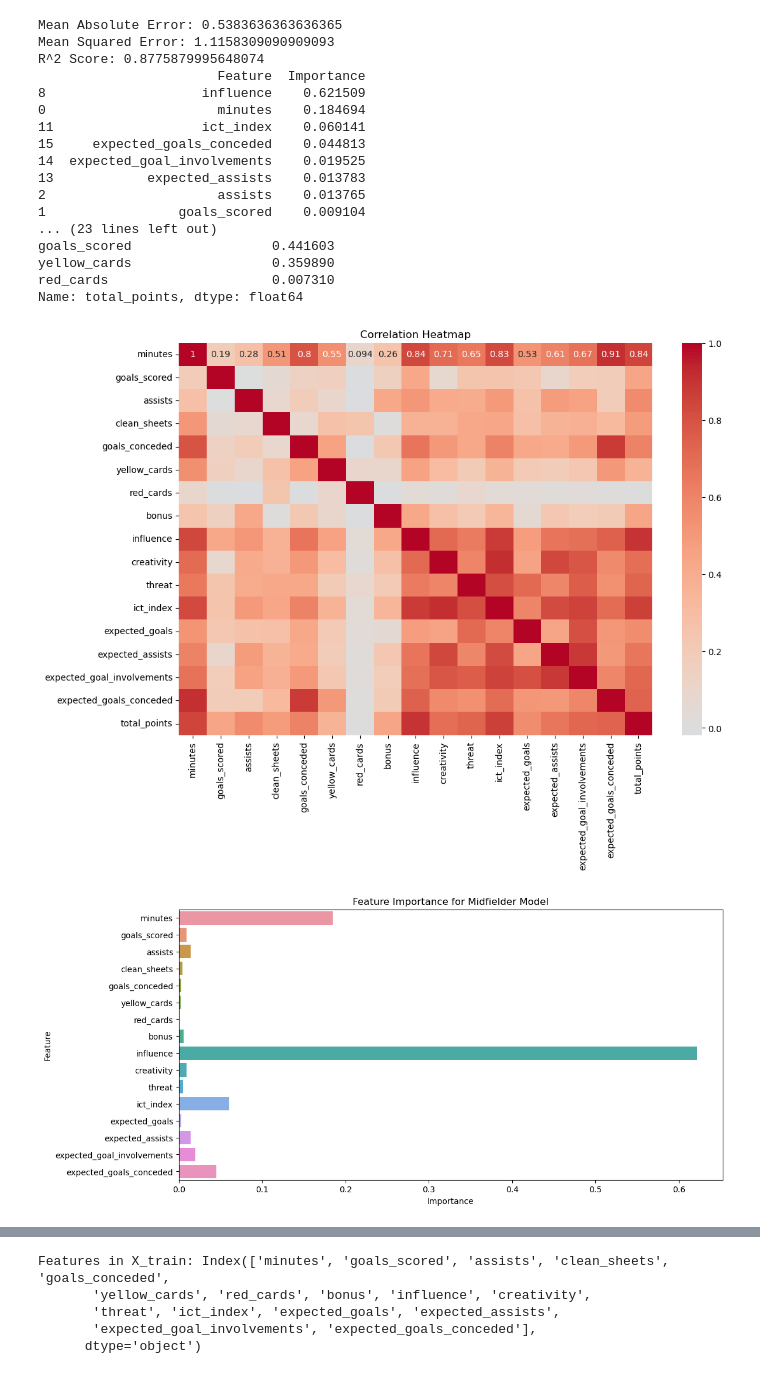
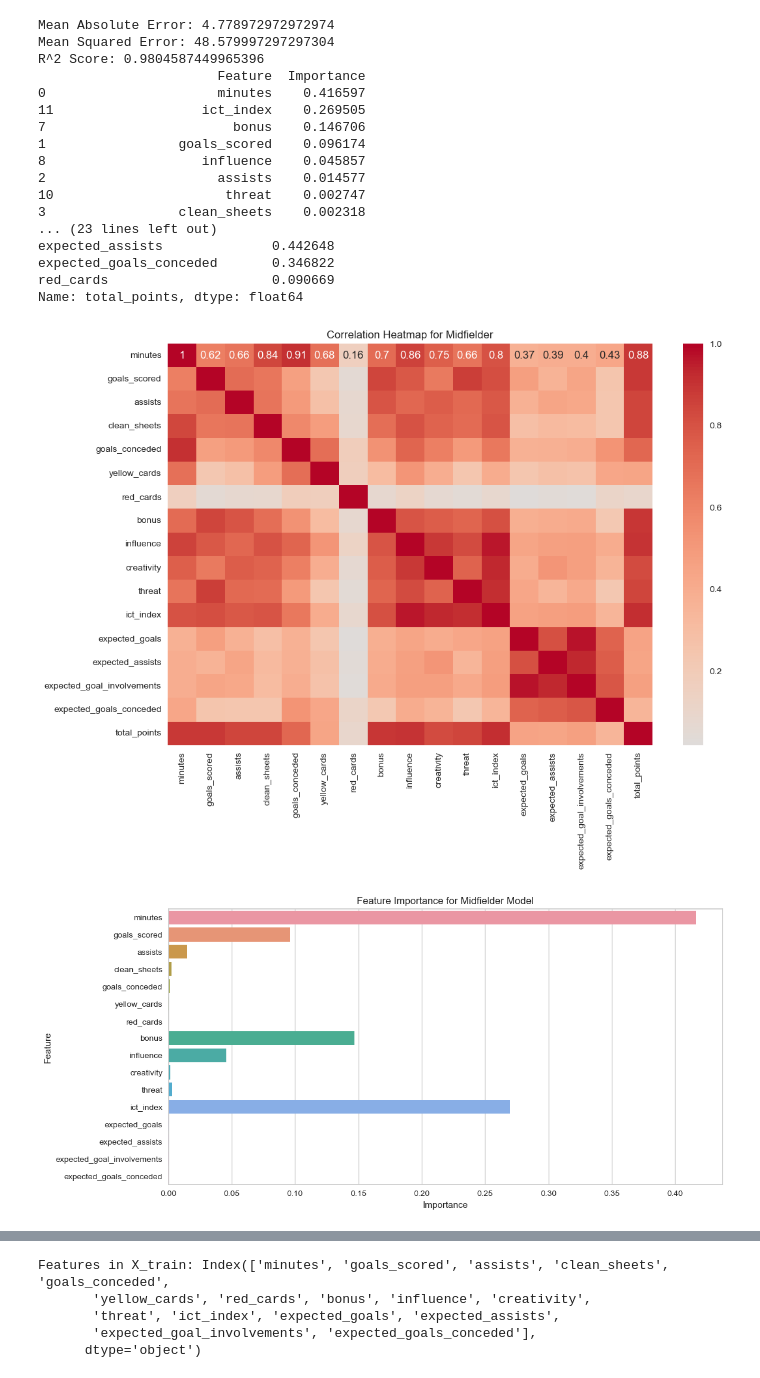
Before and after one commit to dfquinn23/Project_2, a Jupyter notebook: _midfielder_analysis/midfielders_models.ipynb, the cells around one changed output, grey strips where cells are left out. Saved outputs shown, nothing was run; the diff lists cells and outputs as text; code cells hidden in the pictures.

Commit message:
finalizing midfielders

```diff
--- a/_midfielder_analysis/midfielders_models.ipynb
+++ b/_midfielder_analysis/midfielders_models.ipynb
@@ -5,10 +5,8 @@ from sklearn.ensemble import RandomForestRegressor
 from sklearn.metrics import mean_absolute_error, mean_squared_error, r2_score
 # %%
 # Load the data
-df = pd.read_csv('../data/processed/elements_processed.csv')
-
-# Filter for midfielders
-midfielders = df[df['element_type'] == 3]
+# midfielders = pd.read_csv('../data/cleaned/midfielder/midfielder_cleaned.csv')
+midfielders = pd.read_csv('../data/processed/midfielders_processed.csv')
 
 # Revised feature set excluding leaked features
 features = [
@@ -62,37 +60,37 @@ print(feature_importance_df.sort_values(by='Importance', ascending=False))
 correlation_matrix = midfielders[features + [target]].corr()
 print("Correlation with target:\n", correlation_matrix[target].sort_values(ascending=False))
 # %% [output]
-Mean Absolute Error: 0.5383636363636365
-Mean Squared Error: 1.1158309090909093
-R^2 Score: 0.8775879995648074
+Mean Absolute Error: 4.778972972972974
+Mean Squared Error: 48.579997297297304
+R^2 Score: 0.9804587449965396
                        Feature  Importance
-8                    influence    0.621509
-0                      minutes    0.184694
-11                   ict_index    0.060141
-15     expected_goals_conceded    0.044813
-14  expected_goal_involvements    0.019525
-13            expected_assists    0.013783
-2                      assists    0.013765
-1                 goals_scored    0.009104
+0                      minutes    0.416597
+11                   ict_index    0.269505
+7                        bonus    0.146706
+1                 goals_scored    0.096174
+8                    influence    0.045857
+2                      assists    0.014577
+10                      threat    0.002747
+3                 clean_sheets    0.002318
 ... (23 lines left out)
-goals_scored                  0.441603
-yellow_cards                  0.359890
-red_cards                     0.007310
+expected_assists              0.442648
+expected_goals_conceded       0.346822
+red_cards                     0.090669
 Name: total_points, dtype: float64
 # %%
 import seaborn as sns
 import matplotlib.pyplot as plt
 
 # Calculate the correlation matrix
 corr_matrix = midfielders[features + [target]].corr()
 
 # Plot the heatmap
 plt.figure(figsize=(12, 8))
 sns.heatmap(corr_matrix, annot=True, cmap='coolwarm', center=0)
-plt.title('Correlation Heatmap')
+plt.title('Correlation Heatmap for Midfielder')
 plt.show()
 # %% [output]
-[figure, old version]
+[figure, new version]
 # %%
 # Feature Importance Bar Plot
 plt.figure(figsize=(12, 6))
@@ -102,7 +100,7 @@ plt.xlabel('Importance')
 plt.ylabel('Feature')
 plt.show()
 # %% [output]
-[figure, old version]
+[figure, new version]
 # %%
 from yellowbrick.regressor import ResidualsPlot
 
```
Also changed, not shown: parts of 16 cells of this notebook, 13 other files.
